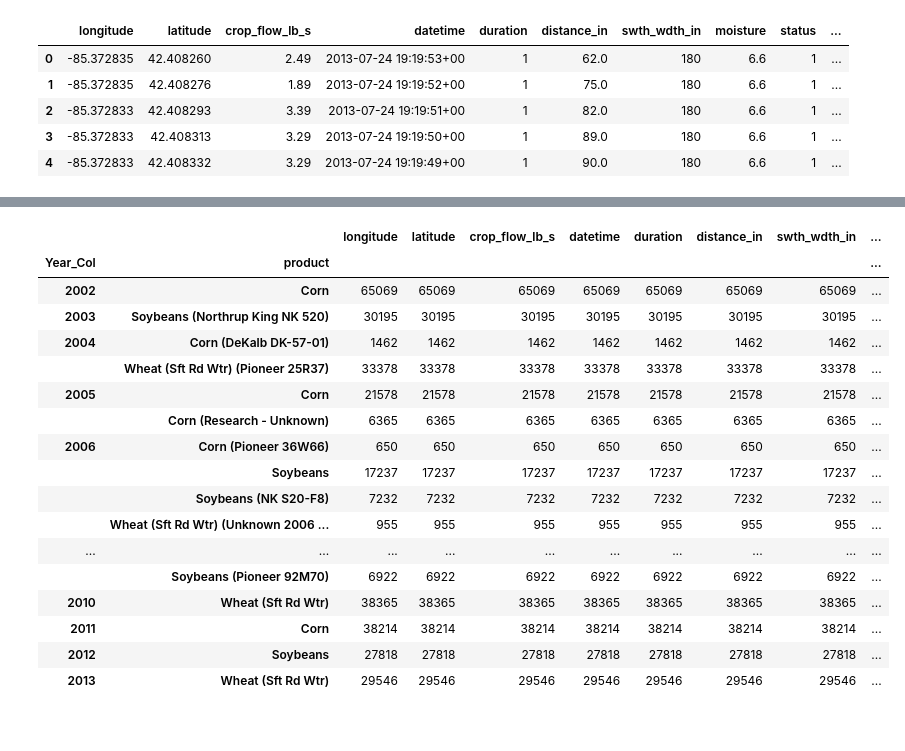
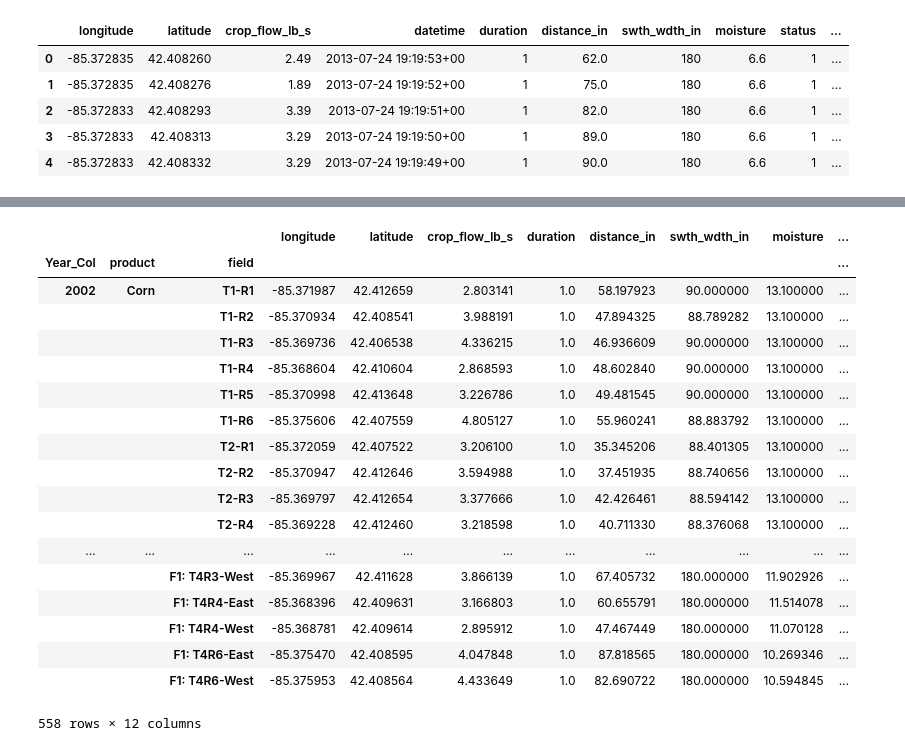
Before and after one commit to HSSangha/Case-Study-2, a Jupyter notebook: Case_Study_2_Harman.ipynb, the cells around one changed output, grey strips where cells are left out. Cells and saved outputs as stored; diff of their text form; code cells hidden in the pictures.

Commit message:
updated code for calculating yields

```diff
--- a/Case_Study_2_Harman.ipynb
+++ b/Case_Study_2_Harman.ipynb
@@ -97,3 +97,14 @@ new_db.head()
 | 2 | -85.372833 | 42.408293 | 3.39 | 2013-07-24 19:19:51+00 | 1 | 82.0 | 180 | 6.6 | 1 | ... |
 | 3 | -85.372833 | 42.408313 | 3.29 | 2013-07-24 19:19:50+00 | 1 | 89.0 | 180 | 6.6 | 1 | ... |
 | 4 | -85.372833 | 42.408332 | 3.29 | 2013-07-24 19:19:49+00 | 1 | 90.0 | 180 | 6.6 | 1 | ... |
+# %%
+yield_val = []
+for index, row in new_db.iterrows():
+    if row['distance_in'] == 0 & row['swth_wdth_in'] == 0:
+        new_db.drop(index, inplace=True)
+    else:
+        y_val = (row['crop_flow_lb_s']*144*726)/(row['distance_in']*row['swth_wdth_in'])
+        yield_val.append(y_val)
+# %%
+new_db['Yields'] = yield_val
+new_db
@@ -100,21 +130,22 @@ new_db.head()
 # %%
-new_db.groupby(['Year_Col','product']).count()
+new_db.groupby(['Year_Col','product','field']).mean()
 # %% [output]
-|  |  | longitude | latitude | crop_flow_lb_s | datetime | duration | distance_in | swth_wdth_in | ... |
-| Year_Col | product |  |  |  |  |  |  |  | ... |
-| 2002 | Corn | 65069 | 65069 | 65069 | 65069 | 65069 | 65069 | 65069 | ... |
-| 2003 | Soybeans (Northrup King NK 520) | 30195 | 30195 | 30195 | 30195 | 30195 | 30195 | 30195 | ... |
-| 2004 | Corn (DeKalb DK-57-01) | 1462 | 1462 | 1462 | 1462 | 1462 | 1462 | 1462 | ... |
-|  | Wheat (Sft Rd Wtr) (Pioneer 25R37) | 33378 | 33378 | 33378 | 33378 | 33378 | 33378 | 33378 | ... |
-| 2005 | Corn | 21578 | 21578 | 21578 | 21578 | 21578 | 21578 | 21578 | ... |
-|  | Corn (Research - Unknown) | 6365 | 6365 | 6365 | 6365 | 6365 | 6365 | 6365 | ... |
-| 2006 | Corn (Pioneer 36W66) | 650 | 650 | 650 | 650 | 650 | 650 | 650 | ... |
-|  | Soybeans | 17237 | 17237 | 17237 | 17237 | 17237 | 17237 | 17237 | ... |
-|  | Soybeans (NK S20-F8) | 7232 | 7232 | 7232 | 7232 | 7232 | 7232 | 7232 | ... |
-|  | Wheat (Sft Rd Wtr) (Unknown 2006 ... | 955 | 955 | 955 | 955 | 955 | 955 | 955 | ... |
-| ... | ... | ... | ... | ... | ... | ... | ... | ... | ... |
-|  | Soybeans (Pioneer 92M70) | 6922 | 6922 | 6922 | 6922 | 6922 | 6922 | 6922 | ... |
-| 2010 | Wheat (Sft Rd Wtr) | 38365 | 38365 | 38365 | 38365 | 38365 | 38365 | 38365 | ... |
-| 2011 | Corn | 38214 | 38214 | 38214 | 38214 | 38214 | 38214 | 38214 | ... |
-| 2012 | Soybeans | 27818 | 27818 | 27818 | 27818 | 27818 | 27818 | 27818 | ... |
-| 2013 | Wheat (Sft Rd Wtr) | 29546 | 29546 | 29546 | 29546 | 29546 | 29546 | 29546 | ... |
+|  |  |  | longitude | latitude | crop_flow_lb_s | duration | distance_in | swth_wdth_in | moisture | ... |
+| Year_Col | product | field |  |  |  |  |  |  |  | ... |
+| 2002 | Corn | T1-R1 | -85.371987 | 42.412659 | 2.803141 | 1.0 | 58.197923 | 90.000000 | 13.100000 | ... |
+|  |  | T1-R2 | -85.370934 | 42.408541 | 3.988191 | 1.0 | 47.894325 | 88.789282 | 13.100000 | ... |
+|  |  | T1-R3 | -85.369736 | 42.406538 | 4.336215 | 1.0 | 46.936609 | 90.000000 | 13.100000 | ... |
+|  |  | T1-R4 | -85.368604 | 42.410604 | 2.868593 | 1.0 | 48.602840 | 90.000000 | 13.100000 | ... |
+|  |  | T1-R5 | -85.370998 | 42.413648 | 3.226786 | 1.0 | 49.481545 | 90.000000 | 13.100000 | ... |
+|  |  | T1-R6 | -85.375606 | 42.407559 | 4.805127 | 1.0 | 55.960241 | 88.883792 | 13.100000 | ... |
+|  |  | T2-R1 | -85.372059 | 42.407522 | 3.206100 | 1.0 | 35.345206 | 88.401305 | 13.100000 | ... |
+|  |  | T2-R2 | -85.370947 | 42.412646 | 3.594988 | 1.0 | 37.451935 | 88.740656 | 13.100000 | ... |
+|  |  | T2-R3 | -85.369797 | 42.412654 | 3.377666 | 1.0 | 42.426461 | 88.594142 | 13.100000 | ... |
+|  |  | T2-R4 | -85.369228 | 42.412460 | 3.218598 | 1.0 | 40.711330 | 88.376068 | 13.100000 | ... |
+| ... | ... | ... | ... | ... | ... | ... | ... | ... | ... | ... |
+|  |  | F1: T4R3-West | -85.369967 | 42.411628 | 3.866139 | 1.0 | 67.405732 | 180.000000 | 11.902926 | ... |
+|  |  | F1: T4R4-East | -85.368396 | 42.409631 | 3.166803 | 1.0 | 60.655791 | 180.000000 | 11.514078 | ... |
+|  |  | F1: T4R4-West | -85.368781 | 42.409614 | 2.895912 | 1.0 | 47.467449 | 180.000000 | 11.070128 | ... |
+|  |  | F1: T4R6-East | -85.375470 | 42.408595 | 4.047848 | 1.0 | 87.818565 | 180.000000 | 10.269346 | ... |
+|  |  | F1: T4R6-West | -85.375953 | 42.408564 | 4.433649 | 1.0 | 82.690722 | 180.000000 | 10.594845 | ... |
+558 rows × 12 columns
```
Also changed, not shown: parts of 1 cell of this notebook.
